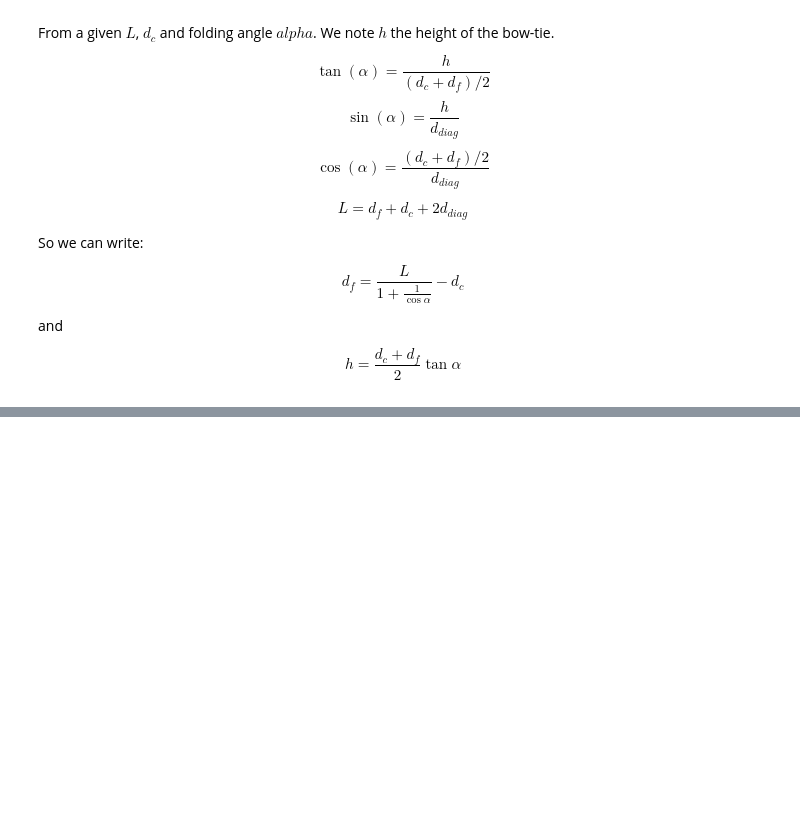
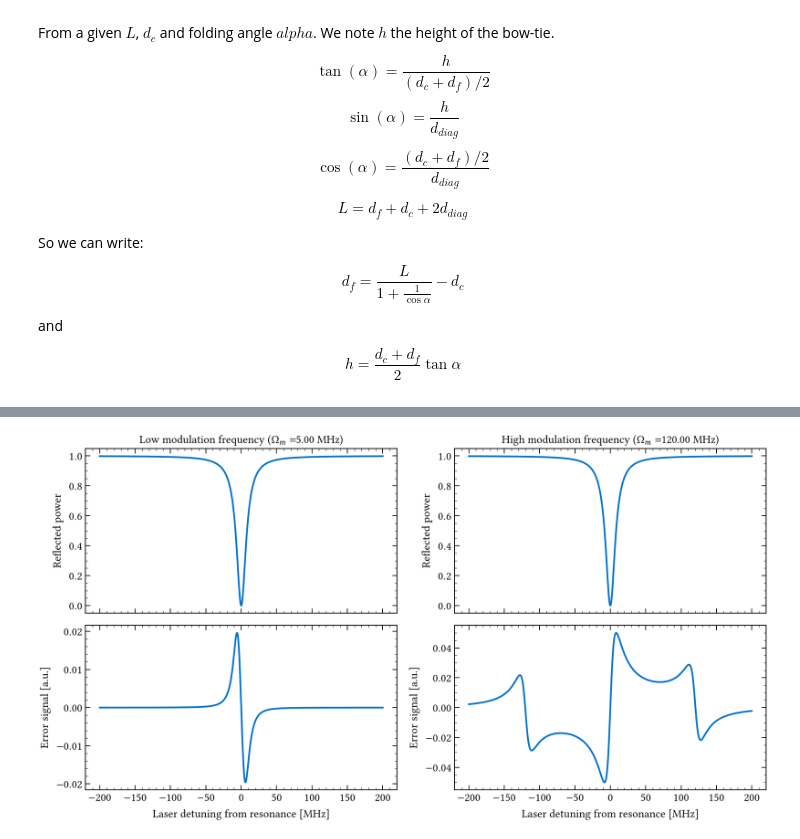
Before and after one commit to eq15t-panda/PANDASimulation, a Jupyter notebook: cavity/cavity.ipynb, the cells around one changed output, grey strips where cells are left out. Cells and saved outputs as stored; diff of their text form; code cells hidden in the pictures; blank space fills up the shorter version.

Commit message:
Updated PDH section of cavity simulation with low and high frequency PDH signal.

```diff
--- a/cavity/cavity.ipynb
+++ b/cavity/cavity.ipynb
@@ -867,0 +828,38 @@ plt.show()
+# %%
+FSR = 1e9       # 1 GHz
+T, L = 0.05, 0  # cavity: finesse ~ 60, FWHM ~ 16 MHz
+# %%
+low_mod_freq, low_mod_phase = 5e6, 0.0
+high_mod_freq, high_mod_phase = 120e6, np.pi/2
+# %%
+span = 200.0e6
+f = np.linspace(-span, span, 4000)
+R = np.abs(cf.r_c(2 * np.pi * f / FSR, T, L))**2
+
+low_mod_eps = cf.error_signal(f, low_mod_freq, T, L, FSR, low_mod_phase)
+high_mod_eps = cf.error_signal(f, high_mod_freq, T, L, FSR, high_mod_phase)
+# %%
+fig, axes = plt.subplots(2, 2, figsize=(11, 6), sharex="col")
+
+# Low modulation
+axes[0, 0].plot(f / 1e6, R)
+axes[0, 0].set_title(fr"Low modulation frequency ($\Omega_m=${low_mod_freq/1e6:.2f} MHz)")
+axes[0, 0].set_ylabel("Reflected power")
+
+axes[1, 0].plot(f / 1e6, low_mod_eps)
+axes[1, 0].set_xlabel("Laser detuning from resonance [MHz]")
+axes[1, 0].set_ylabel("Error signal [a.u.]")
+
+# High modulation
+axes[0, 1].plot(f / 1e6, R)
+axes[0, 1].set_title(fr"High modulation frequency ($\Omega_m=${high_mod_freq/1e6:.2f} MHz)")
+axes[0, 1].set_ylabel("Reflected power")
+
+axes[1, 1].plot(f / 1e6, high_mod_eps)
+axes[1, 1].set_xlabel("Laser detuning from resonance [MHz]")
+axes[1, 1].set_ylabel("Error signal [a.u.]")
+
+fig.tight_layout()
+plt.show()
+# %% [output]
+[figure, added]
```
Also changed, not shown: parts of 9 cells of this notebook, 1 other file.
